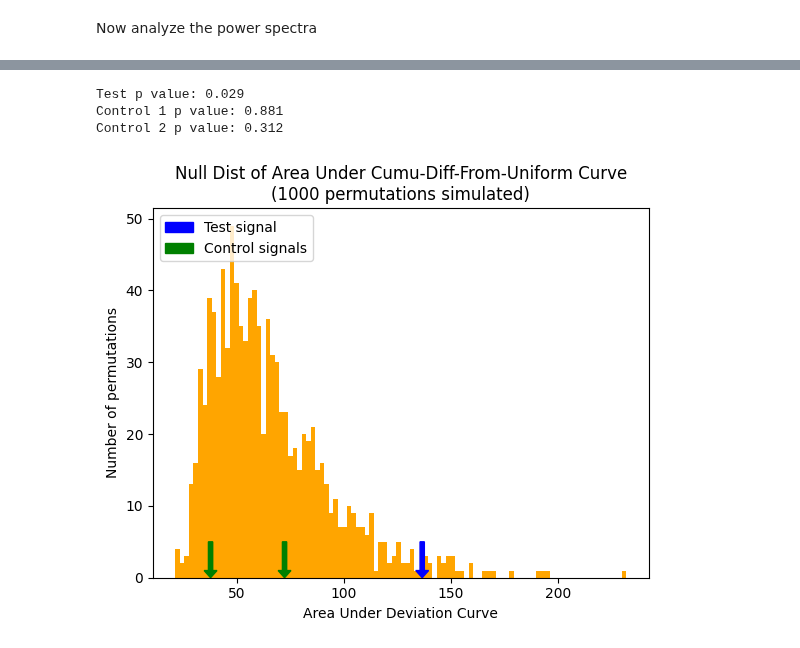
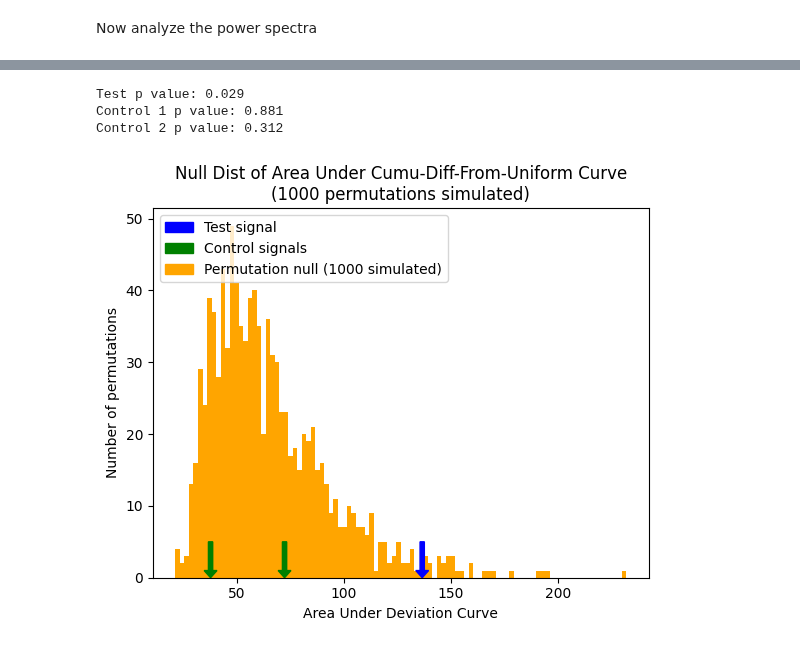
Before and after one commit to AvantiShri/gcp_analysis, a Jupyter notebook: Valentines2009_powerspectrum.ipynb, the cells around one changed output, grey strips where cells are left out. Cells and saved outputs as stored; diff of their text form; code cells hidden in the pictures.

```diff
--- a/Valentines2009_powerspectrum.ipynb
+++ b/Valentines2009_powerspectrum.ipynb
@@ -62,7 +62,8 @@ eggdata_control2 = pandas.read_csv("eggsummary/2009/basketdata-2009-02-13.csv",
 # %%
 import numpy as np
 
-def get_chisquareminus1(egg_values):
+def get_chisquareminus1(eggdata):
+  egg_values = np.array(eggdata.iloc[:, 3:])
   #print("Num nan:", np.sum(np.isnan(egg_values)))
   #Radin 2023 (Anomalous entropic effects in physical systems associated
   # with collective consciousness) said "All individual samples within a matrix
@@ -72,6 +73,7 @@ def get_chisquareminus1(egg_values):
   #print("Num nan post mask:", np.sum(np.isnan(egg_values)))
 
   num_nonnan_eggs = np.sum(np.isnan(egg_values)==False, axis=1) #get the number of non NaN eggs per row
+  print("Average number of RNGs reporting:", np.mean(num_nonnan_eggs))
   #If any rows are all-nan, aboort as if we dropped that row it would mess
   # up the temporal spacing
   #assert (np.sum(num_nonnan_eggs==0)==0), np.sum(num_nonnan_eggs==0)
@@ -221,23 +254,0 @@ Control 2 p value: 0.859
-# %%
-uniform_expectation = 1.0/len(nps_test) #what you expect for each frequency if the power spectrum is perfectly uniform
-
-#plot the cumulative sum of the normalized power spectrum relative to a perfectly uniform power spectrum
-matplotlib.use('agg') #needed to prevent mem leak sigh
-fig = plt.figure(figsize=(10,4))
-plt.plot(freqs, np.cumsum(nps_test - uniform_expectation), color="blue")
-plt.plot(freqs, np.cumsum(nps_control1 - uniform_expectation), color="green")
-plt.plot(freqs, np.cumsum(nps_control2 - uniform_expectation), color="green")
-#Also plot the 1000 power spectra from the permuted test data
-for ps_permutetest in nps_permutetest_2darr:
-  plt.plot(freqs, np.cumsum(ps_permutetest - uniform_expectation), color="orange", alpha=0.02)
-plt.ylabel("Cumulative\n[normalized power - uniform expectation]")
-plt.xlabel("Frequency (cycles/second)")
-plt.title("Cumulative difference from a uniform power spectrum")
-plt.legend(handles=[mpatches.Patch(color='blue', label='Test signal'),
-                    mpatches.Patch(color='green', label='Control signals'),
-                    mpatches.Patch(color='orange', label='Permutation null distribution (1000 simulated)')],
-           loc="upper left")
-fig.savefig('cumdev_ups.png')
-plt.close(fig)
-plt.clf()
-Image("cumdev_ups.png")
@@ -246,36 +255,37 @@ Image("cumdev_ups.png")
 # %%
 %matplotlib inline
 #test if the area under the "deviation from uniform CDF" curve is significant
 #audc = area under deviation curve
-audc_test = np.sum(np.abs(np.cumsum(nps_test - uniform_expectation)))
-audc_control1 = np.sum(np.abs(np.cumsum(nps_control1 - uniform_expectation)))
-audc_control2 = np.sum(np.abs(np.cumsum(nps_control2 - uniform_expectation)))
+audc_test = np.sum(np.abs(np.cumsum(rps_test - uniform_expectation)))
+audc_control1 = np.sum(np.abs(np.cumsum(rps_control1 - uniform_expectation)))
+audc_control2 = np.sum(np.abs(np.cumsum(rps_control2 - uniform_expectation)))
 
-audc_permutetest_arr = np.sum(np.abs(np.cumsum(nps_permutetest_2darr - uniform_expectation, axis=1)), axis=1);
+audc_permutetest_arr = np.sum(np.abs(np.cumsum(rps_permutetest_2darr - uniform_expectation, axis=1)), axis=1);
 
 pvalue_test = np.sum(audc_permutetest_arr >= audc_test)/len(audc_permutetest_arr)
 pvalue_control1 = np.sum(audc_permutetest_arr >= audc_control1)/len(audc_permutetest_arr)
 pvalue_control2 = np.sum(audc_permutetest_arr >= audc_control2)/len(audc_permutetest_arr)
 
 print("Test p value:",pvalue_test)
 print("Control 1 p value:",pvalue_control1)
 print("Control 2 p value:",pvalue_control2)
 
 plt.figure(num=1, clear=True)
 plt.hist(audc_permutetest_arr, bins=100, color="orange")
 plt.arrow(audc_test, 5, 0, -5, color="blue", head_length=1, length_includes_head=True, width=2)
 plt.arrow(audc_control1, 5, 0, -5, color="green", head_length=1, length_includes_head=True, width=2)
 plt.arrow(audc_control2, 5, 0, -5, color="green", head_length=1, length_includes_head=True, width=2)
 plt.xlabel("Area Under Deviation Curve")
 plt.ylabel("Number of permutations")
 plt.legend(handles=[mpatches.Patch(color='blue', label='Test signal'),
-                    mpatches.Patch(color='green', label='Control signals')],
+                    mpatches.Patch(color='green', label='Control signals'),
+                    mpatches.Patch(color='orange', label='Permutation null (1000 simulated)')],
            loc="upper left")
 plt.title("Null Dist of Area Under Cumu-Diff-From-Uniform Curve\n(1000 permutations simulated)")
 
 plt.show()
 # %% [output]
 Test p value: 0.029
 Control 1 p value: 0.881
 Control 2 p value: 0.312
-[figure, old version]
+[figure, new version]
```
Also changed, not shown: parts of 8 cells of this notebook.
